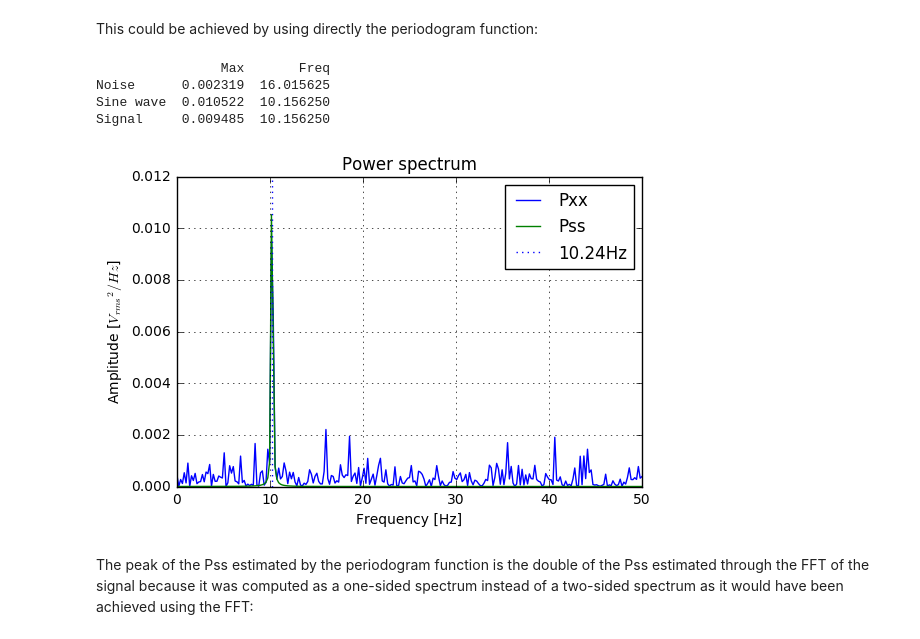
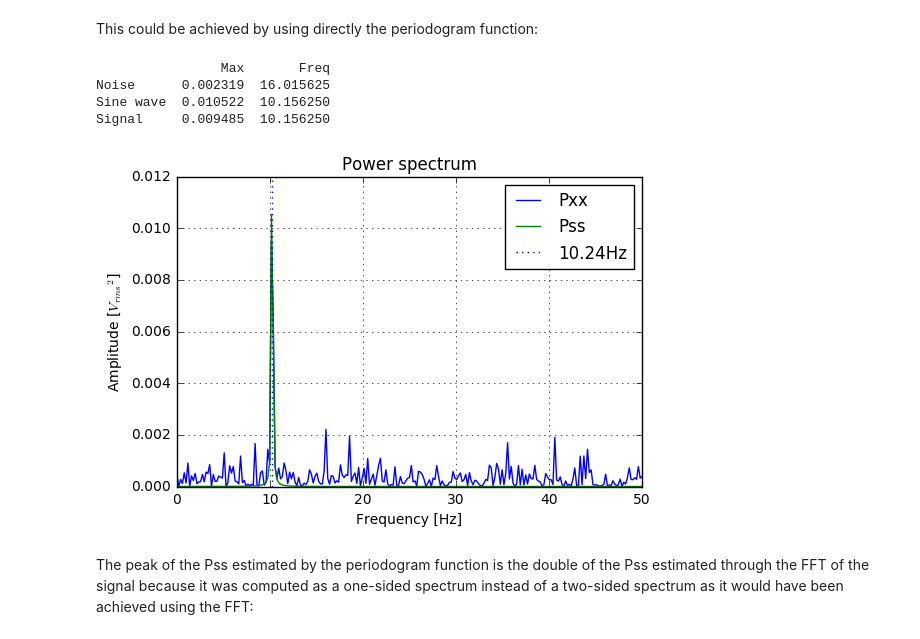
Before and after one commit to pxcandeias/py-notebooks, a Jupyter notebook: FFT_psd.ipynb, the cells around one changed output. Drawn from its saved outputs; the diff is of its cells as text; code cells hidden in the pictures.

```diff
--- a/FFT_psd.ipynb
+++ b/FFT_psd.ipynb
@@ -161,29 +160,29 @@ This could be achieved by using directly the periodogram function:
 # %%
 freqs, Pnn = periodogram(n, fs=Fs, window=None, nfft=None, detrend=None, return_onesided=True, scaling='spectrum')
 freqs, Pss = periodogram(s, fs=Fs, window=None, nfft=None, detrend=None, return_onesided=True, scaling='spectrum')
 freqs, Pxx = periodogram(x, fs=Fs, window=None, nfft=None, detrend=None, return_onesided=True, scaling='spectrum')
 
 v = [(np.absolute(v[ix]), freqs[ix]) for v in (Pnn, Pss, Pxx) for ix in (np.argmax(np.absolute(v)),)]
 df = pd.DataFrame(data=v, index=('Noise', 'Sine wave', 'Signal'), columns=('Max', 'Freq'))
 print(df)
 
 fig, ax = plt.subplots()
 ax.hold(True)
 ax.plot(freqs, Pxx, label='Pxx')
 ax.plot(freqs, Pss, label='Pss')
 ax.axvline(f, label='{}Hz'.format(f), ls=':')
 ax.set_title('Power spectrum')
 ax.set_xlabel('Frequency [Hz]')
-ax.set_ylabel('Amplitude [${V_{rms}}^2/Hz$]')
+ax.set_ylabel('Amplitude [${V_{rms}}^2$]')
 ax.legend()
 ax.grid(True)
 plt.show()
 # %% [output]
                 Max       Freq
 Noise      0.002319  16.015625
 Sine wave  0.010522  10.156250
 Signal     0.009485  10.156250
-[figure, old version]
+[figure, new version]
 # %% [markdown]
 The peak of the Pss estimated by the periodogram function is the double of the Pss estimated through the FFT of the signal because it was computed as a one-sided spectrum instead of a two-sided spectrum as it would have been achieved using the FFT:
 # %%
```
Also changed, not shown: parts of 2 cells of this notebook.
